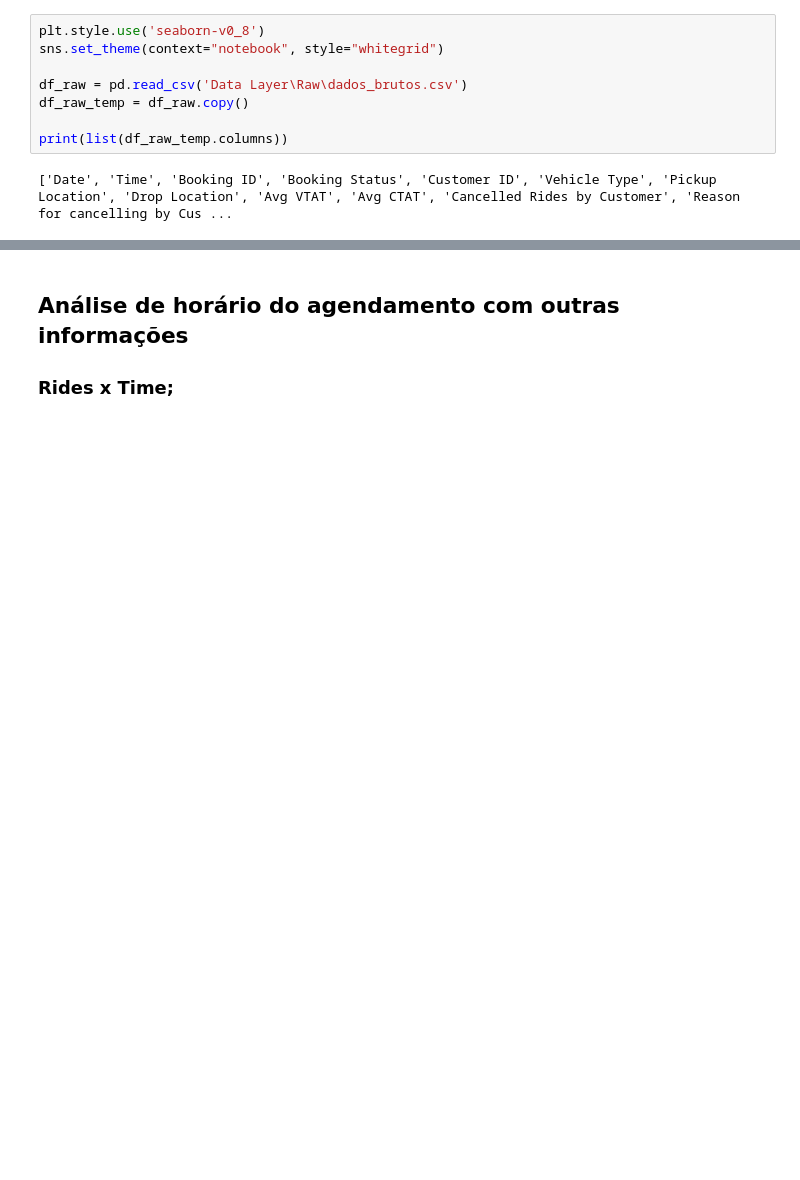
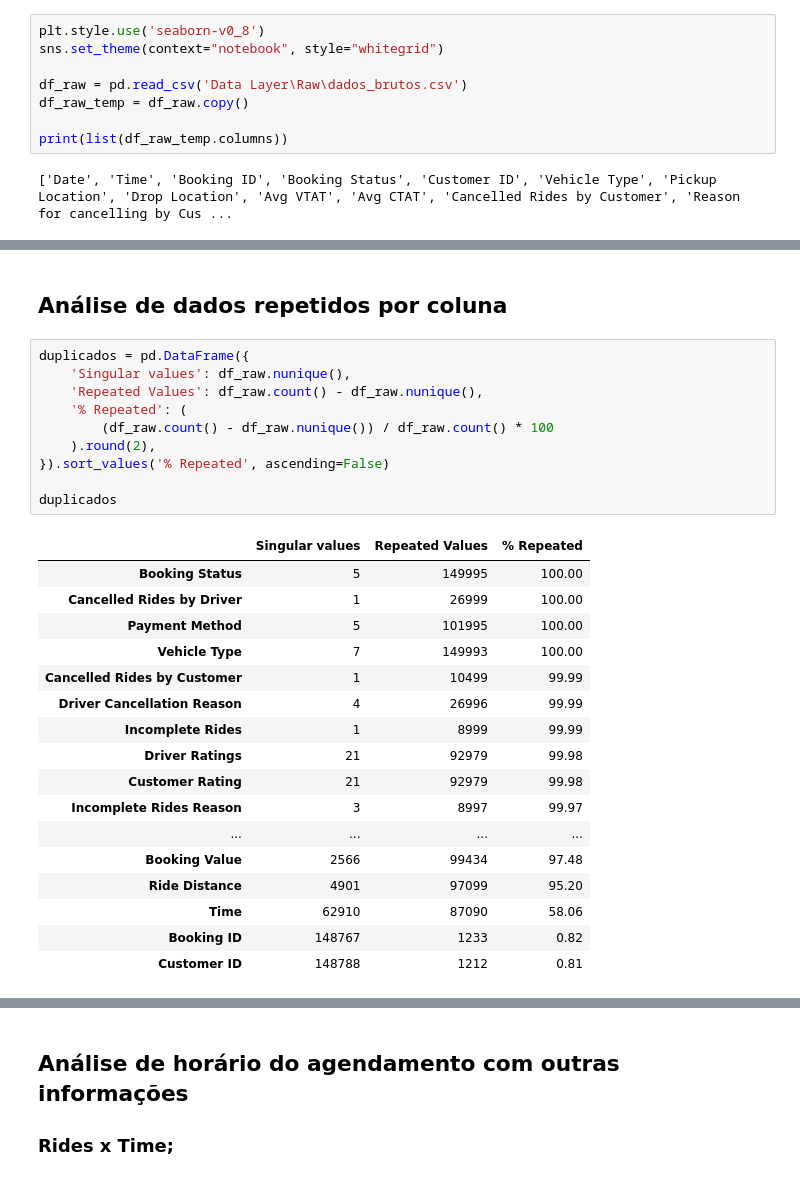
Before and after one commit to guivilela7/Uber-Data-Analytics, a Jupyter notebook: Data Layer/raw/analytics.ipynb, the cells around one changed output, grey strips where cells are left out. Cells and saved outputs as stored; diff of their text form; blank space fills up the shorter version.

```diff
--- a/Data Layer/raw/analytics.ipynb
+++ b/Data Layer/raw/analytics.ipynb
@@ -22,0 +55,30 @@ print(list(df_raw_temp.columns))
+# %% [markdown]
+## Análise de dados repetidos por coluna
+# %%
+duplicados = pd.DataFrame({
+    'Singular values': df_raw.nunique(),
+    'Repeated Values': df_raw.count() - df_raw.nunique(),
+    '% Repeated': (
+        (df_raw.count() - df_raw.nunique()) / df_raw.count() * 100
+    ).round(2),
+}).sort_values('% Repeated', ascending=False)
+
+duplicados
+# %% [output]
+|  | Singular values | Repeated Values | % Repeated |
+| Booking Status | 5 | 149995 | 100.00 |
+| Cancelled Rides by Driver | 1 | 26999 | 100.00 |
+| Payment Method | 5 | 101995 | 100.00 |
+| Vehicle Type | 7 | 149993 | 100.00 |
+| Cancelled Rides by Customer | 1 | 10499 | 99.99 |
+| Driver Cancellation Reason | 4 | 26996 | 99.99 |
+| Incomplete Rides | 1 | 8999 | 99.99 |
+| Driver Ratings | 21 | 92979 | 99.98 |
+| Customer Rating | 21 | 92979 | 99.98 |
+| Incomplete Rides Reason | 3 | 8997 | 99.97 |
+| ... | ... | ... | ... |
+| Booking Value | 2566 | 99434 | 97.48 |
+| Ride Distance | 4901 | 97099 | 95.20 |
+| Time | 62910 | 87090 | 58.06 |
+| Booking ID | 148767 | 1233 | 0.82 |
+| Customer ID | 148788 | 1212 | 0.81 |
```
Also changed, not shown: parts of 5 cells of this notebook.
